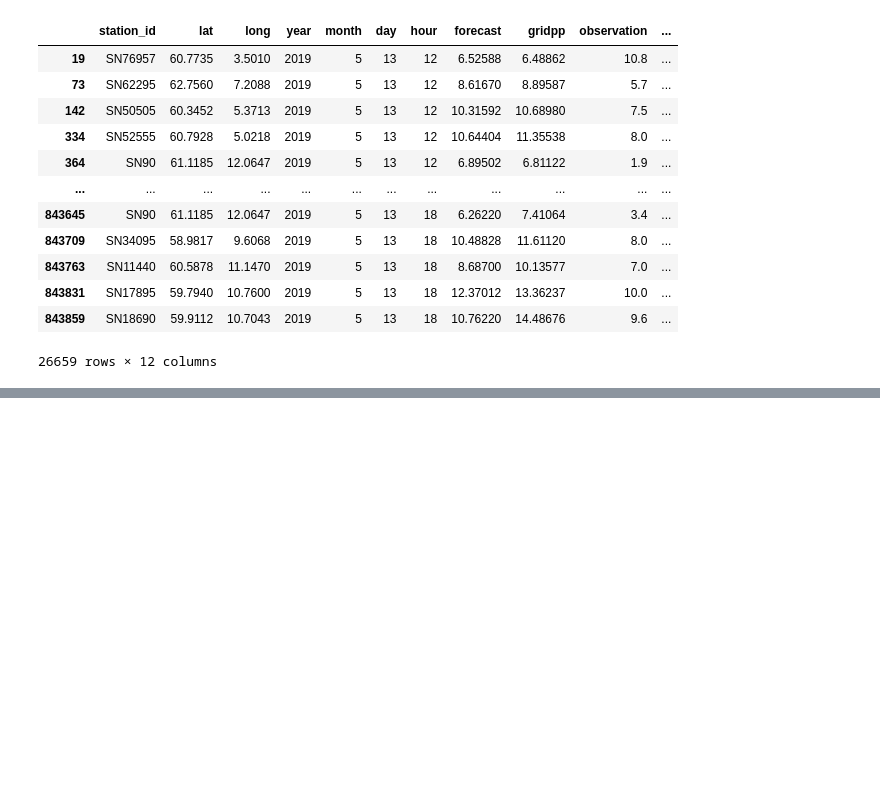
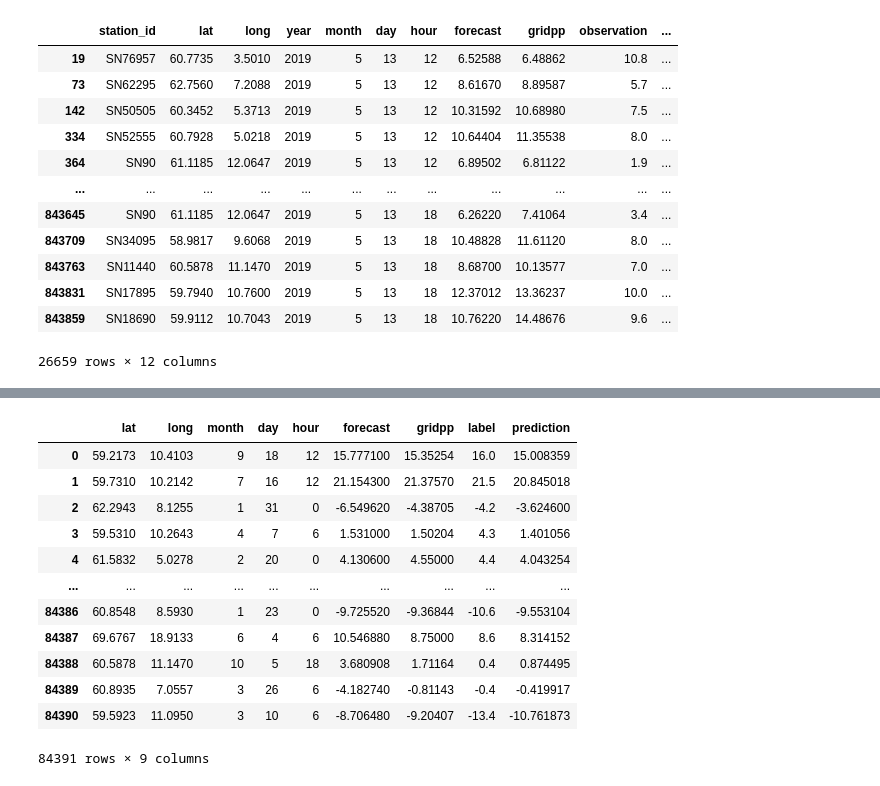
Before and after one commit to garaujo94/msc_postprocessing_weather, a Jupyter notebook: notebooks/EDA.ipynb, the cells around one changed output, grey strips where cells are left out. Drawn from its saved outputs; the diff is of its cells as text; code cells hidden in the pictures; blank space fills up the shorter version.

```diff
--- a/notebooks/EDA.ipynb
+++ b/notebooks/EDA.ipynb
@@ -60,0 +73,16 @@ plt.show()
+# %%
+cnn
+# %% [output]
+|  | lat | long | month | day | hour | forecast | gridpp | label | prediction |
+| 0 | 59.2173 | 10.4103 | 9 | 18 | 12 | 15.777100 | 15.35254 | 16.0 | 15.008359 |
+| 1 | 59.7310 | 10.2142 | 7 | 16 | 12 | 21.154300 | 21.37570 | 21.5 | 20.845018 |
+| 2 | 62.2943 | 8.1255 | 1 | 31 | 0 | -6.549620 | -4.38705 | -4.2 | -3.624600 |
+| 3 | 59.5310 | 10.2643 | 4 | 7 | 6 | 1.531000 | 1.50204 | 4.3 | 1.401056 |
+| 4 | 61.5832 | 5.0278 | 2 | 20 | 0 | 4.130600 | 4.55000 | 4.4 | 4.043254 |
+| ... | ... | ... | ... | ... | ... | ... | ... | ... | ... |
+| 84386 | 60.8548 | 8.5930 | 1 | 23 | 0 | -9.725520 | -9.36844 | -10.6 | -9.553104 |
+| 84387 | 69.6767 | 18.9133 | 6 | 4 | 6 | 10.546880 | 8.75000 | 8.6 | 8.314152 |
+| 84388 | 60.5878 | 11.1470 | 10 | 5 | 18 | 3.680908 | 1.71164 | 0.4 | 0.874495 |
+| 84389 | 60.8935 | 7.0557 | 3 | 26 | 6 | -4.182740 | -0.81143 | -0.4 | -0.419917 |
+| 84390 | 59.5923 | 11.0950 | 3 | 10 | 6 | -8.706480 | -9.20407 | -13.4 | -10.761873 |
+84391 rows × 9 columns
```
Also changed, not shown: parts of 8 cells of this notebook, 10 other files.
